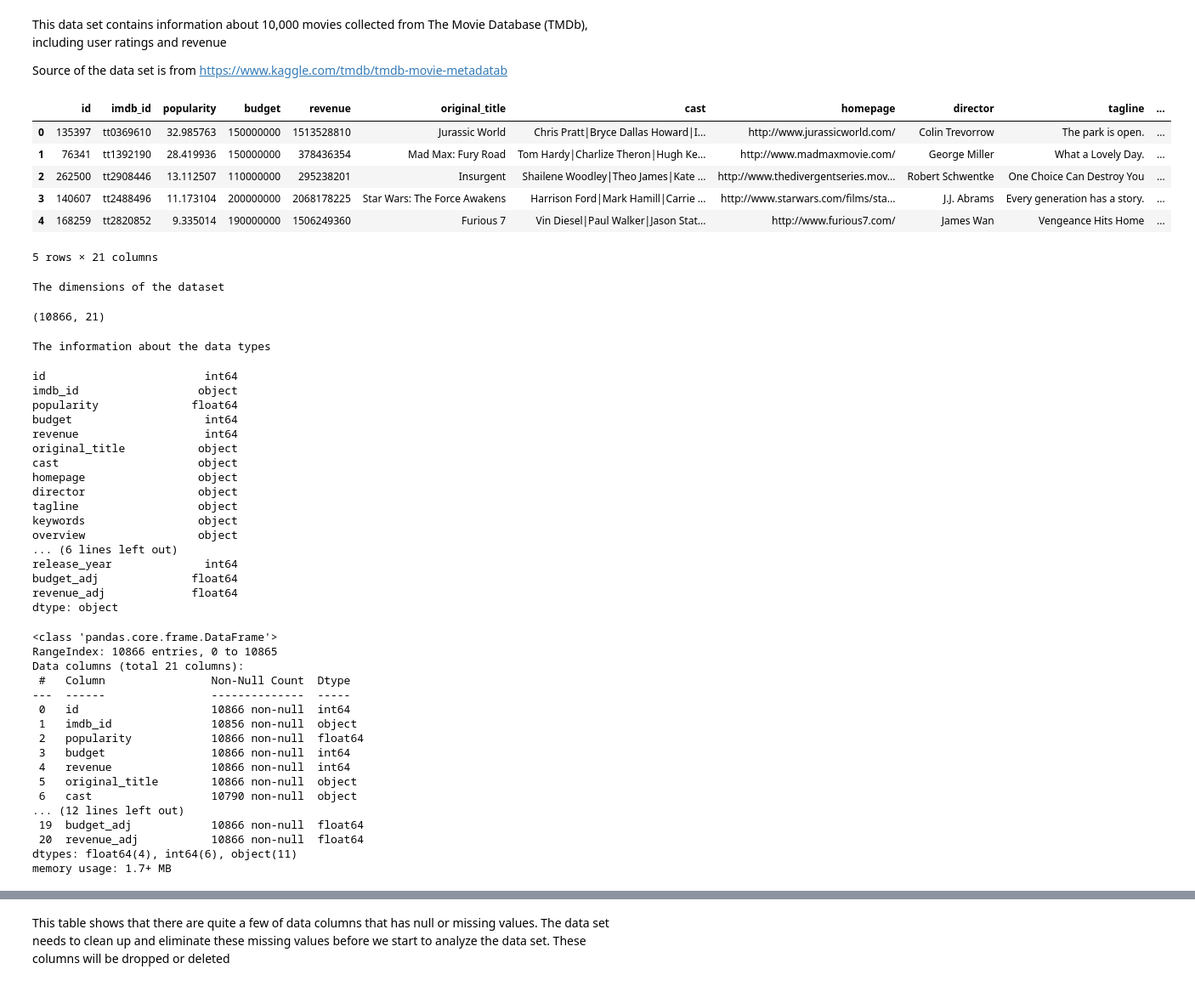
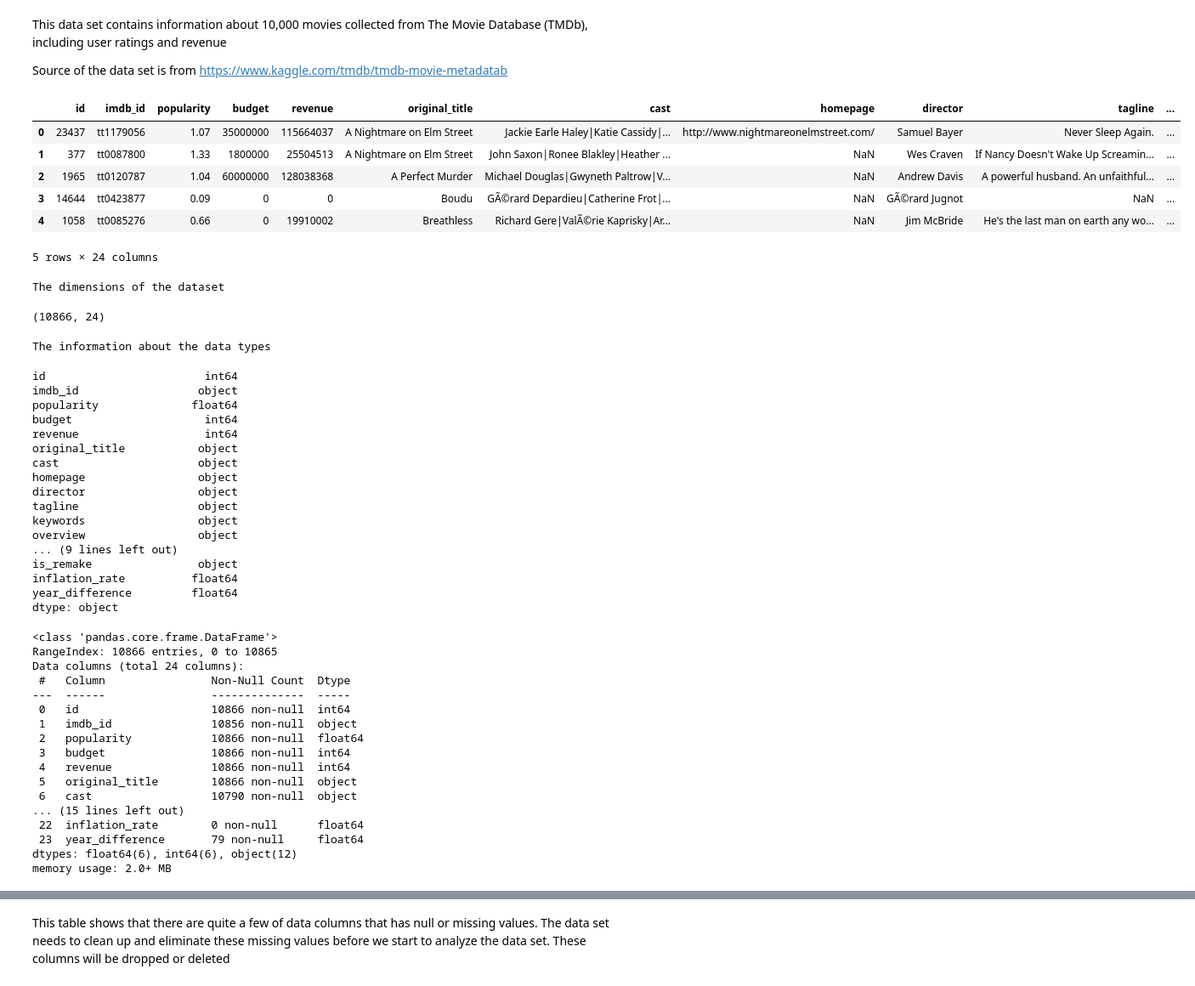
Before and after one commit to pohhjie/movie-analysis, a Jupyter notebook: movie-analysis_v1.ipynb, the cells around one changed output, grey strips where cells are left out. Shown: that part at 85% size. Drawn from its saved outputs; the diff is of its cells as text; code cells hidden in the pictures.

```diff
--- a/movie-analysis_v1.ipynb
+++ b/movie-analysis_v1.ipynb
@@ -18,7 +18,15 @@ import matplotlib.pyplot as plt
 import requests # to make TMDB API calls
 import locale   # to format currency as USD
 
+
+from sklearn.model_selection import train_test_split
+from sklearn.linear_model import LinearRegression
+from sklearn.metrics import mean_squared_error
+
 sb.set()
+
+#Set format for float to be $ because selected columns are currency
+pd.options.display.float_format = '{:,.2f}'.format
 # %% [markdown]
 ### Fetch data from TMDB with the API Key
 
@@ -78,25 +86,25 @@ This data set contains information about 10,000 movies collected from The Movie
 
 Source of the data set is from https://www.kaggle.com/tmdb/tmdb-movie-metadatab
 # %%
-movies_data = pd.read_csv('tmdb-movies.csv')
-movies_data.head() # by default, it returns the first five
+movies_df = pd.read_excel('MovieDataset.xlsx')
+movies_df.head(5) # by default, it returns the first five
 # %% [output]
 |  | id | imdb_id | popularity | budget | revenue | original_title | cast | homepage | director | tagline | ... |
-| 0 | 135397 | tt0369610 | 32.985763 | 150000000 | 1513528810 | Jurassic World | Chris Pratt|Bryce Dallas Howard|I... | http://www.jurassicworld.com/ | Colin Trevorrow | The park is open. | ... |
-| 1 | 76341 | tt1392190 | 28.419936 | 150000000 | 378436354 | Mad Max: Fury Road | Tom Hardy|Charlize Theron|Hugh Ke... | http://www.madmaxmovie.com/ | George Miller | What a Lovely Day. | ... |
-| 2 | 262500 | tt2908446 | 13.112507 | 110000000 | 295238201 | Insurgent | Shailene Woodley|Theo James|Kate ... | http://www.thedivergentseries.mov... | Robert Schwentke | One Choice Can Destroy You | ... |
-| 3 | 140607 | tt2488496 | 11.173104 | 200000000 | 2068178225 | Star Wars: The Force Awakens | Harrison Ford|Mark Hamill|Carrie ... | http://www.starwars.com/films/sta... | J.J. Abrams | Every generation has a story. | ... |
-| 4 | 168259 | tt2820852 | 9.335014 | 190000000 | 1506249360 | Furious 7 | Vin Diesel|Paul Walker|Jason Stat... | http://www.furious7.com/ | James Wan | Vengeance Hits Home | ... |
+| 0 | 23437 | tt1179056 | 1.07 | 35000000 | 115664037 | A Nightmare on Elm Street | Jackie Earle Haley|Katie Cassidy|... | http://www.nightmareonelmstreet.com/ | Samuel Bayer | Never Sleep Again. | ... |
+| 1 | 377 | tt0087800 | 1.33 | 1800000 | 25504513 | A Nightmare on Elm Street | John Saxon|Ronee Blakley|Heather ... | NaN | Wes Craven | If Nancy Doesn't Wake Up Screamin... | ... |
+| 2 | 1965 | tt0120787 | 1.04 | 60000000 | 128038368 | A Perfect Murder | Michael Douglas|Gwyneth Paltrow|V... | NaN | Andrew Davis | A powerful husband. An unfaithful... | ... |
+| 3 | 14644 | tt0423877 | 0.09 | 0 | 0 | Boudu | GÃ©rard Depardieu|Catherine Frot|... | NaN | GÃ©rard Jugnot | NaN | ... |
+| 4 | 1058 | tt0085276 | 0.66 | 0 | 19910002 | Breathless | Richard Gere|ValÃ©rie Kaprisky|Ar... | NaN | Jim McBride | He's the last man on earth any wo... | ... |
-5 rows × 21 columns
+5 rows × 24 columns
 # %%
 print("The dimensions of the dataset")
-movies_data.shape
+movies_df.shape
 # %% [output]
 The dimensions of the dataset
-(10866, 21)
+(10866, 24)
 # %%
 print("The information about the data types")
-movies_data.dtypes
+movies_df.dtypes
 # %% [output]
 The information about the data types
 id                        int64
@@ -111,17 +119,17 @@ director                 object
 tagline                  object
 keywords                 object
 overview                 object
-... (6 lines left out)
-release_year              int64
-budget_adj              float64
-revenue_adj             float64
+... (9 lines left out)
+is_remake                object
+inflation_rate          float64
+year_difference         float64
 dtype: object
 # %%
-movies_data.info()
+movies_df.info()
 # %% [output]
 <class 'pandas.core.frame.DataFrame'>
 RangeIndex: 10866 entries, 0 to 10865
-Data columns (total 21 columns):
+Data columns (total 24 columns):
  #   Column                Non-Null Count  Dtype
 ---  ------                --------------  -----
  0   id                    10866 non-null  int64
@@ -131,10 +139,10 @@ Data columns (total 21 columns):
  4   revenue               10866 non-null  int64
  5   original_title        10866 non-null  object
  6   cast                  10790 non-null  object
-... (12 lines left out)
- 19  budget_adj            10866 non-null  float64
- 20  revenue_adj           10866 non-null  float64
-dtypes: float64(4), int64(6), object(11)
-memory usage: 1.7+ MB
+... (15 lines left out)
+ 22  inflation_rate        0 non-null      float64
+ 23  year_difference       79 non-null     float64
+dtypes: float64(6), int64(6), object(12)
+memory usage: 2.0+ MB
 # %%
 # this provides you with statistical information about the data
```
Also changed, not shown: parts of 27 cells of this notebook, 1 other file.
